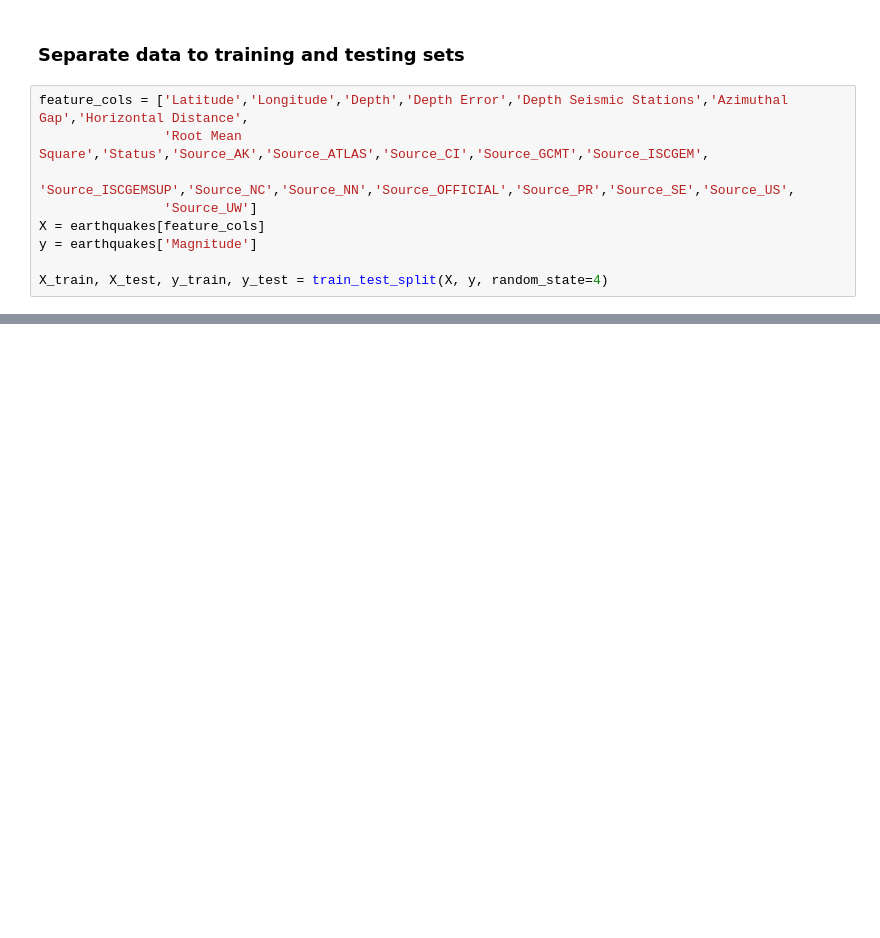
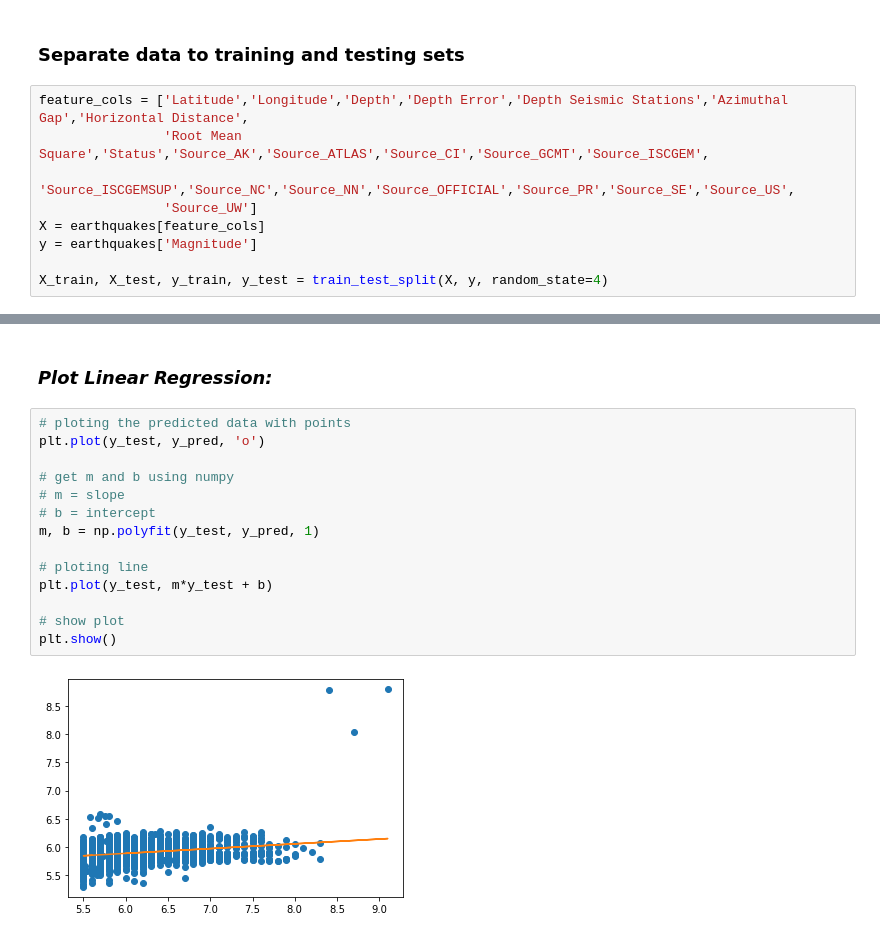
Before and after one commit to kggold4/final-project-intro-data-science, a Jupyter notebook: notebook3.ipynb, the cells around one changed output, grey strips where cells are left out. Saved outputs shown, nothing was run; the diff lists cells and outputs as text; blank space fills up the shorter version.

```diff
--- a/notebook3.ipynb
+++ b/notebook3.ipynb
@@ -837,0 +872,18 @@ accuracy of the model is: 0.84 %
+# %% [markdown]
+### <i>Plot Linear Regression:</i>
+# %%
+# ploting the predicted data with points
+plt.plot(y_test, y_pred, 'o')
+
+# get m and b using numpy
+# m = slope
+# b = intercept
+m, b = np.polyfit(y_test, y_pred, 1)
+
+# ploting line
+plt.plot(y_test, m*y_test + b)
+
+# show plot
+plt.show()
+# %% [output]
+[figure, added]
```
Also changed, not shown: parts of 10 cells of this notebook, 1 other file.
